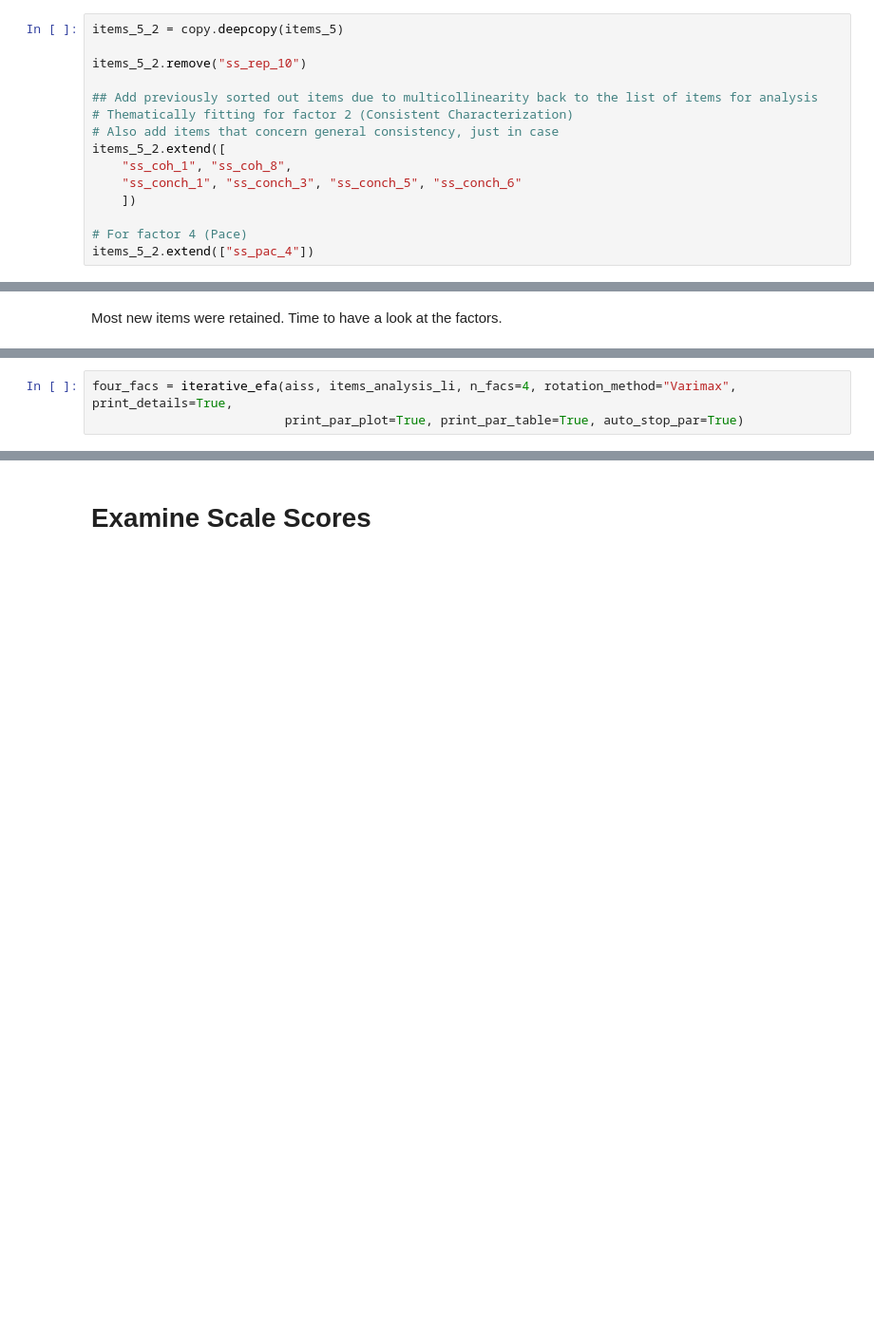
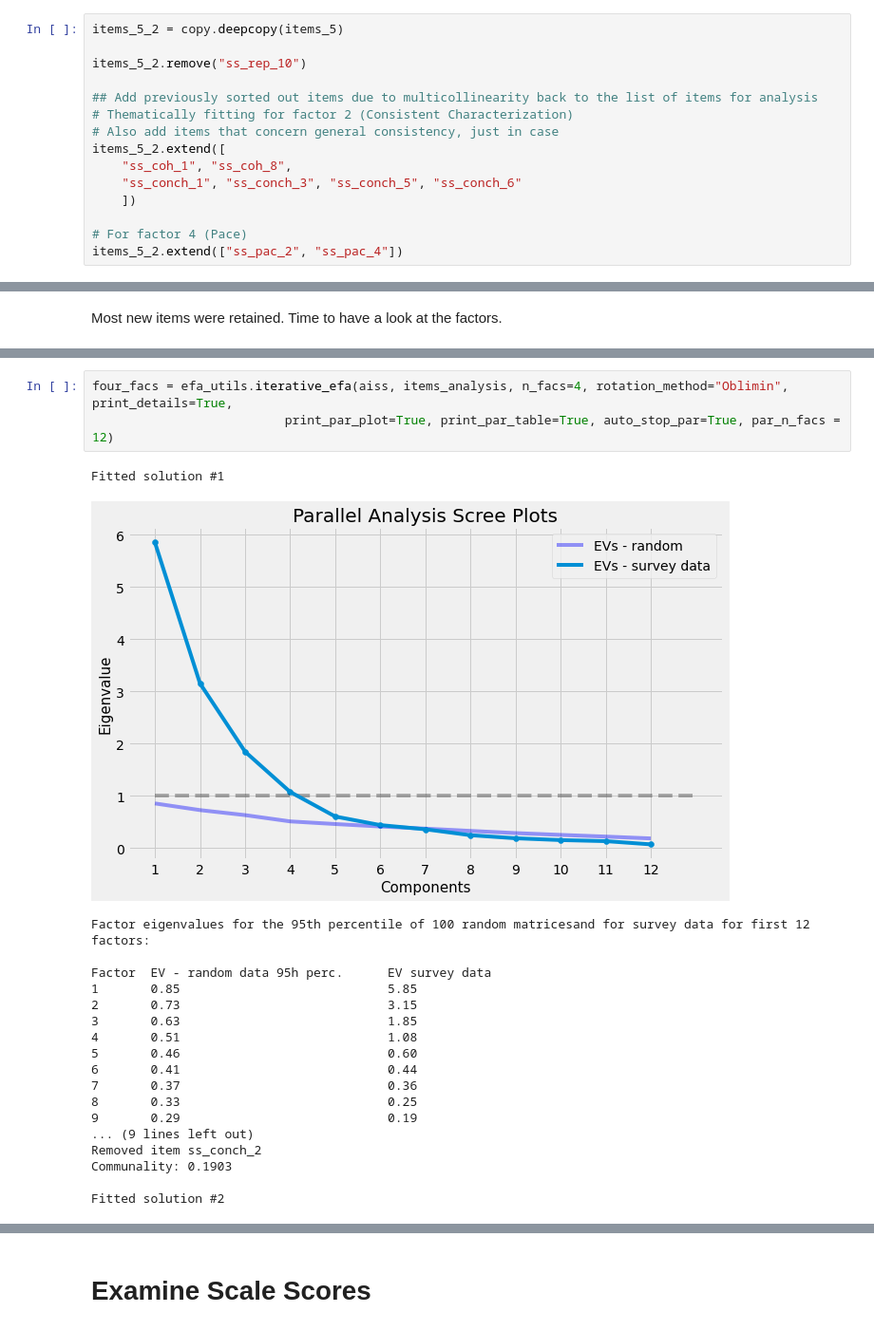
Before and after one commit to MWiechmann/ai_story_scale, a Jupyter notebook: study1_scale_construction/step_2_scale_construction_efa.ipynb, the cells around one changed output, grey strips where cells are left out. Shown at 95% size. Cells and saved outputs as stored; diff of their text form; blank space fills up the shorter version.

Commit message:
revise & document 4-factor solution

```diff
--- a/study1_scale_construction/step_2_scale_construction_efa.ipynb
+++ b/study1_scale_construction/step_2_scale_construction_efa.ipynb
@@ -867,7 +868,7 @@ items_5_2.extend([
     ])
 
 # For factor 4 (Pace)
-items_5_2.extend(["ss_pac_4"])
+items_5_2.extend(["ss_pac_2", "ss_pac_4"])
 # %%
 items_5_2 = efa_utils.reduce_multicoll(
     aiss, items_5_2, vars_descr=items_descr, print_details=True)
@@ -1051,3 +1072,23 @@ print(efa.phi_)
 # %%
-four_facs = iterative_efa(aiss, items_analysis_li, n_facs=4, rotation_method="Varimax", print_details=True,
-                          print_par_plot=True, print_par_table=True, auto_stop_par=True)
+four_facs = efa_utils.iterative_efa(aiss, items_analysis, n_facs=4, rotation_method="Oblimin", print_details=True,
+                          print_par_plot=True, print_par_table=True, auto_stop_par=True, par_n_facs = 12)
+# %% [output]
+Fitted solution #1
+[figure, added]
+Factor eigenvalues for the 95th percentile of 100 random matricesand for survey data for first 12 factors:
+
+Factor  EV - random data 95h perc.      EV survey data
+1       0.85                            5.85
+2       0.73                            3.15
+3       0.63                            1.85
+4       0.51                            1.08
+5       0.46                            0.60
+6       0.41                            0.44
+7       0.37                            0.36
+8       0.33                            0.25
+9       0.29                            0.19
+... (9 lines left out)
+Removed item ss_conch_2
+Communality: 0.1903
+
+Fitted solution #2
```
Also changed, not shown: parts of 39 cells of this notebook.
